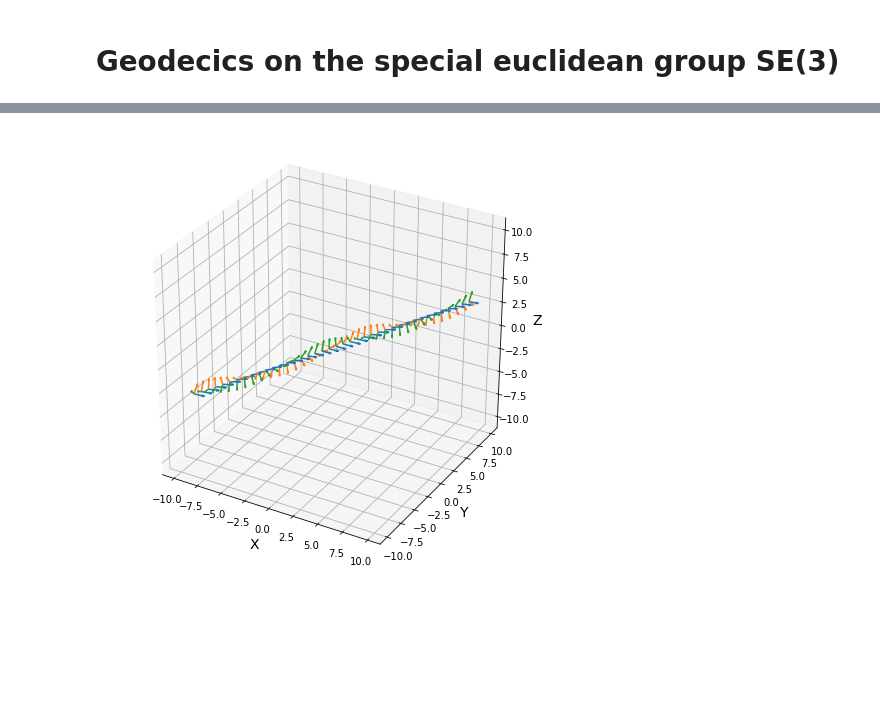
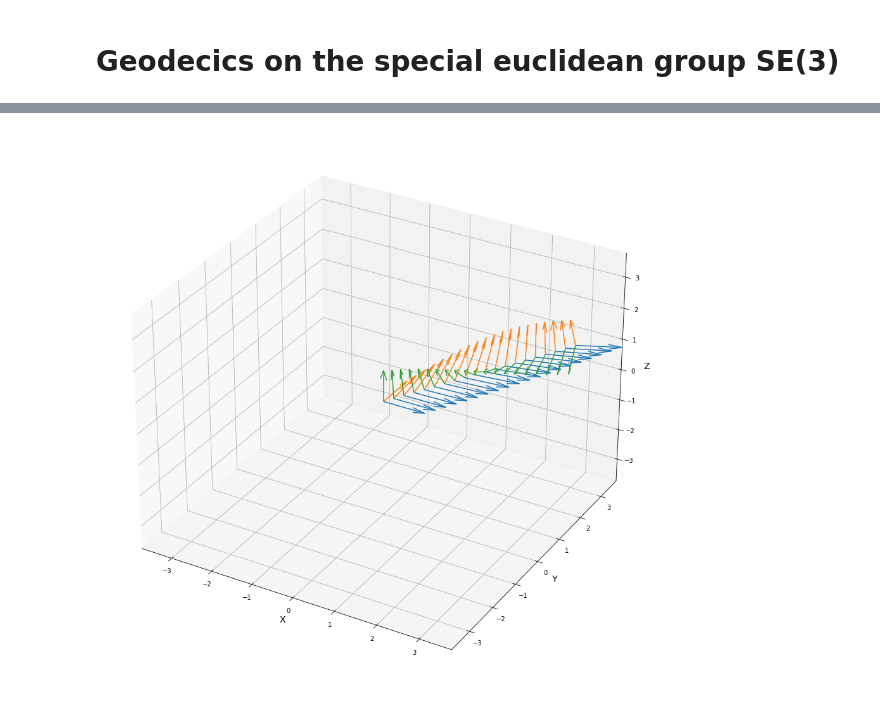
Before and after one commit to curtkim/python-first, a Jupyter notebook: geomstats-first/02_from_vector_spaces_to_manifolds.ipynb, the cells around one changed output, grey strips where cells are left out. Cells and saved outputs as stored; diff of their text form; code cells hidden in the pictures; blank space fills up the shorter version.

```diff
--- a/geomstats-first/02_from_vector_spaces_to_manifolds.ipynb
+++ b/geomstats-first/02_from_vector_spaces_to_manifolds.ipynb
@@ -192,9 +192,12 @@ se3 = SpecialEuclidean(n=3, point_type='vector')
 metric = se3.left_canonical_metric
 
 initial_point = se3.identity
+print(initial_point)
 initial_tangent_vec = gs.array([1.8, 0.2, 0.3, 3., 3., 1.])
 geodesic = metric.geodesic(
     initial_point=initial_point,
-    initial_tangent_vec=initial_tangent_vec)
+    initial_tangent_vec=initial_tangent_vec
+)
 
-points = geodesic(gs.linspace(-3., 3., 40))
+points = geodesic(gs.linspace(0., 1., 20))
+print(points)
@@ -201,7 +222,7 @@ points = geodesic(gs.linspace(-3., 3., 40))
 # %%
-fig = plt.figure(figsize=(8, 8))
+fig = plt.figure(figsize=(16, 16))
 ax = fig.add_subplot(111, projection='3d')
 
 visualization.plot(points, ax=ax, space='SE3_GROUP');
 # %% [output]
-[figure, old version]
+[figure, new version]
```
Also changed, not shown: parts of 5 cells of this notebook, 2 other files.
